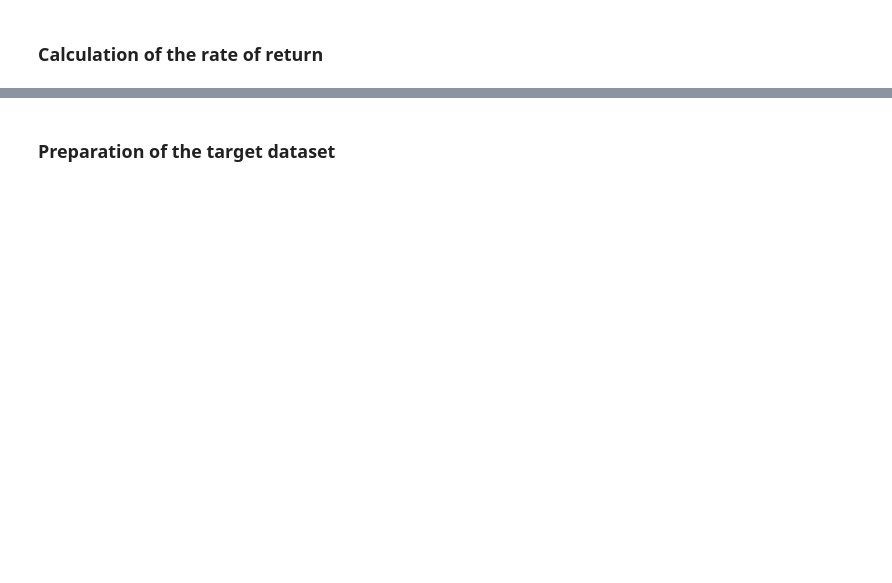
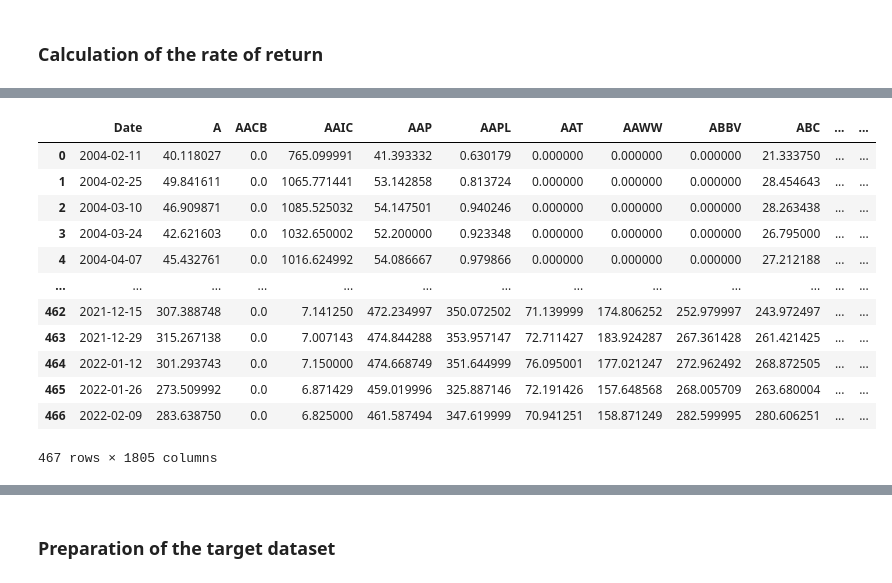
Before and after one commit to Agablue-red/MLClass, a Jupyter notebook: code/data_preparation.ipynb, the cells around one changed output, grey strips where cells are left out. Saved outputs shown, nothing was run; the diff lists cells and outputs as text; code cells hidden in the pictures; blank space fills up the shorter version.

```diff
--- a/code/data_preparation.ipynb
+++ b/code/data_preparation.ipynb
@@ -308,0 +344,40 @@ df_rr.loc[df_rr['variable'] == "SU"]
+# %%
+#Setting index
+df_width.index = range(len(df_width))
+# %%
+#Creating dataframe with dates
+df_rates = pd.DataFrame()
+
+var2 = 1
+data_list = []
+for i in range(len(df_width)):
+
+    if df_width["Date"].iloc[i].dayofweek != 2:
+        continue
+    elif df_width["Date"].iloc[i].dayofweek == 2:
+        var2 = var2+1
+        if var2==2:
+            var2=0
+            data_list.append(df_width["Date"].iloc[i])
+
+df_rates["Date"]=pd.Series(data_list)
+# %%
+#Sum of rates for 2 weeks
+for c in range(1, len(df_width.columns)):
+
+    var = 0
+    var_list = []
+    table_var = df_width[df_width.columns[c]]
+    var2 = 1
+
+    for i in range(len(table_var)):
+        if df_width["Date"].iloc[i].dayofweek != 2:
+            var = var + table_var.iloc[i]
+        elif df_width["Date"].iloc[i].dayofweek == 2:
+            var2 = var2+1
+            if var2==2:
+                var2=0
+                var = var + table_var.iloc[i]
+                var_list.append(var)
+                var = 0
+        df_rates[df_width.columns[c]]=pd.Series(var_list)
@@ -308,0 +463,16 @@ df_rr.loc[df_rr['variable'] == "SU"]
+# %%
+df_yahoo_2w
+# %% [output]
+|  | Date | A | AACB | AAIC | AAP | AAPL | AAT | AAWW | ABBV | ABC | ... | ... |
+| 0 | 2004-02-11 | 40.118027 | 0.0 | 765.099991 | 41.393332 | 0.630179 | 0.000000 | 0.000000 | 0.000000 | 21.333750 | ... | ... |
+| 1 | 2004-02-25 | 49.841611 | 0.0 | 1065.771441 | 53.142858 | 0.813724 | 0.000000 | 0.000000 | 0.000000 | 28.454643 | ... | ... |
+| 2 | 2004-03-10 | 46.909871 | 0.0 | 1085.525032 | 54.147501 | 0.940246 | 0.000000 | 0.000000 | 0.000000 | 28.263438 | ... | ... |
+| 3 | 2004-03-24 | 42.621603 | 0.0 | 1032.650002 | 52.200000 | 0.923348 | 0.000000 | 0.000000 | 0.000000 | 26.795000 | ... | ... |
+| 4 | 2004-04-07 | 45.432761 | 0.0 | 1016.624992 | 54.086667 | 0.979866 | 0.000000 | 0.000000 | 0.000000 | 27.212188 | ... | ... |
+| ... | ... | ... | ... | ... | ... | ... | ... | ... | ... | ... | ... | ... |
+| 462 | 2021-12-15 | 307.388748 | 0.0 | 7.141250 | 472.234997 | 350.072502 | 71.139999 | 174.806252 | 252.979997 | 243.972497 | ... | ... |
+| 463 | 2021-12-29 | 315.267138 | 0.0 | 7.007143 | 474.844288 | 353.957147 | 72.711427 | 183.924287 | 267.361428 | 261.421425 | ... | ... |
+| 464 | 2022-01-12 | 301.293743 | 0.0 | 7.150000 | 474.668749 | 351.644999 | 76.095001 | 177.021247 | 272.962492 | 268.872505 | ... | ... |
+| 465 | 2022-01-26 | 273.509992 | 0.0 | 6.871429 | 459.019996 | 325.887146 | 72.191426 | 157.648568 | 268.005709 | 263.680004 | ... | ... |
+| 466 | 2022-02-09 | 283.638750 | 0.0 | 6.825000 | 461.587494 | 347.619999 | 70.941251 | 158.871249 | 282.599995 | 280.606251 | ... | ... |
+467 rows × 1805 columns
```
Also changed, not shown: parts of 31 cells of this notebook, 1 other file.
